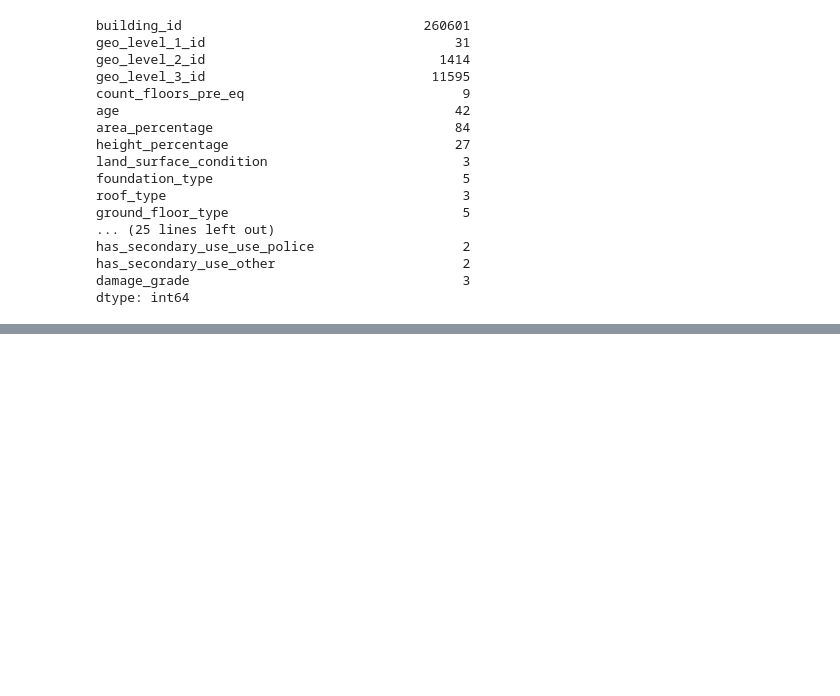
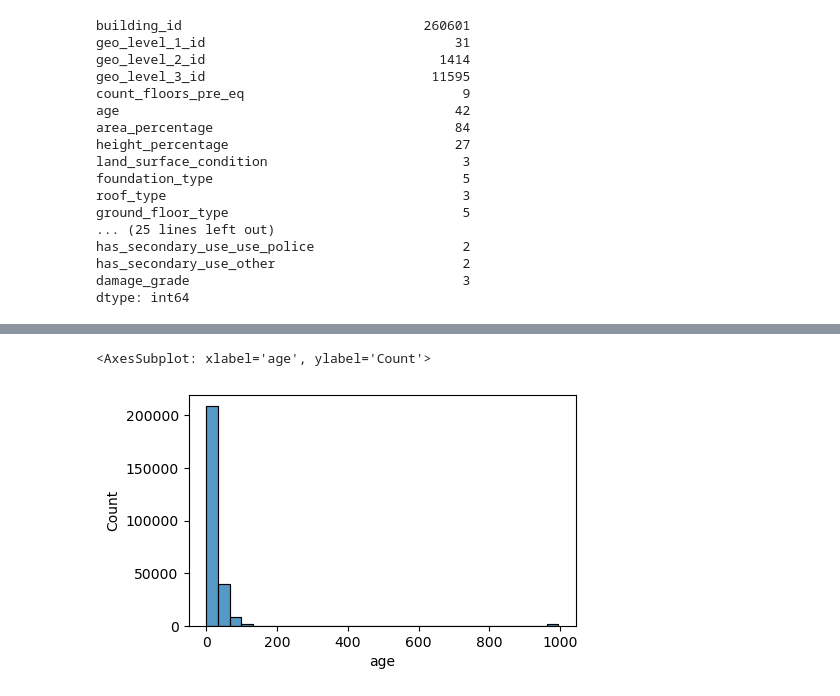
Before and after one commit to Teetee-lab/Richter-s-Predictor-ModelingEarthquakeDamage, a Jupyter notebook: Main_Project_Notebook.ipynb, the cells around one changed output, grey strips where cells are left out. Drawn from its saved outputs; the diff is of its cells as text; code cells hidden in the pictures; blank space fills up the shorter version.

```diff
--- a/Main_Project_Notebook.ipynb
+++ b/Main_Project_Notebook.ipynb
@@ -235,0 +282,6 @@ damageGrade =
+# %%
+plt.figure(figsize=(5,3))
+sns.histplot(data = train_df['age'], bins =30)
+# %% [output]
+<AxesSubplot: xlabel='age', ylabel='Count'>
+[figure, added]
```
Also changed, not shown: parts of 16 cells of this notebook, 1 other file.
